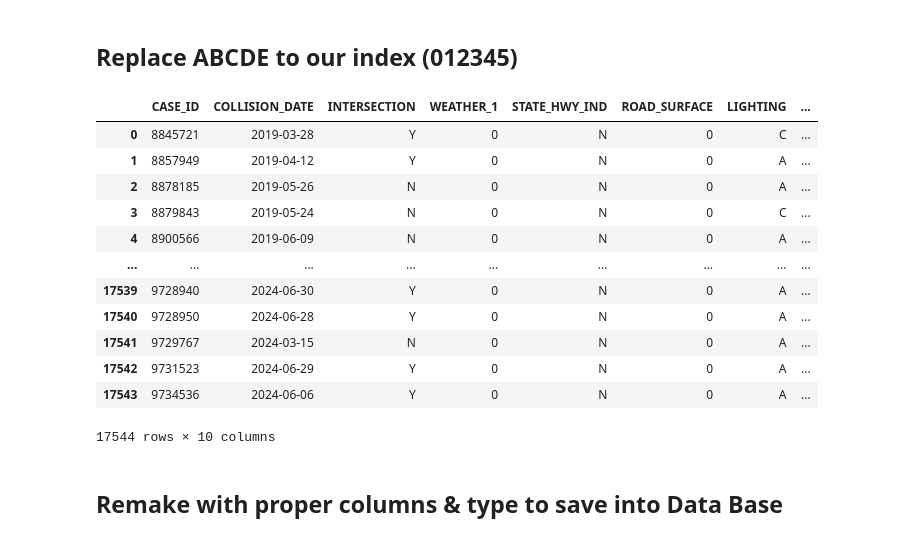
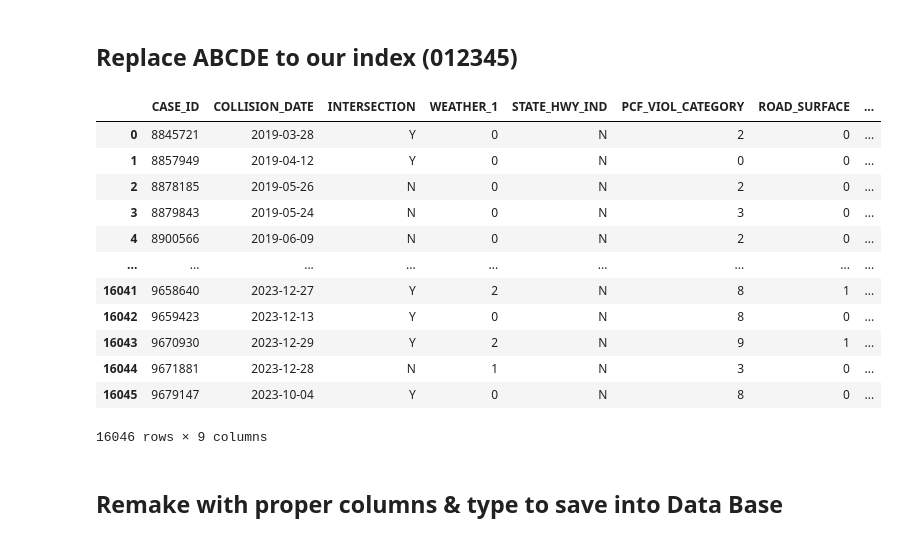
Before and after one commit to addinedu-ros-8th/eda-repo-2, a Jupyter notebook: PrebData/SF_Crashes.ipynb, the cells around one changed output. Cells and saved outputs as stored; diff of their text form; code cells hidden in the pictures.

```diff
--- a/PrebData/SF_Crashes.ipynb
+++ b/PrebData/SF_Crashes.ipynb
@@ -3,9 +3,8 @@ import pandas as pd
 # %% [markdown]
 ## Get the data (CSV) file
 # %%
-dataSF = pd.read_csv("/home/jane/dev_ws/EDA/src/testIpynb/Crashes.csv",
-                   usecols=["CASE_ID", "COLLISION_DATE", "COUNTY", "INTERSECTION", "WEATHER_1", "STATE_HWY_IND", "ROAD_SURFACE", "LIGHTING", "CONTROL_DEVICE",
-                            "ALCOHOL_INVOLVED"])
+dataSF = pd.read_csv("../data/CrahsesSF.csv",
+                   usecols=["CASE_ID", "COLLISION_DATE", "COUNTY", "INTERSECTION", "WEATHER_1", "STATE_HWY_IND", "ROAD_SURFACE", "CONTROL_DEVICE", "PCF_VIOL_CATEGORY"])
 
 dataSF
 # %% [output]
@@ -27,33 +26,62 @@ dataSF
 # %%
 dataSF["WEATHER_1"] = dataSF["WEATHER_1"].replace("A", 0)
 dataSF["WEATHER_1"] = dataSF["WEATHER_1"].replace("B", 1)
 dataSF["WEATHER_1"] = dataSF["WEATHER_1"].replace("C", 2)
 dataSF["WEATHER_1"] = dataSF["WEATHER_1"].replace("D", 3)
 dataSF["WEATHER_1"] = dataSF["WEATHER_1"].replace("E", 4)
 dataSF["WEATHER_1"] = dataSF["WEATHER_1"].replace("F", 4)
-
+dataSF["WEATHER_1"] = dataSF["WEATHER_1"].replace("-", 4)
+dataSF["WEATHER_1"] = dataSF["WEATHER_1"].replace("G", 4)
 
 dataSF["ROAD_SURFACE"] = dataSF["ROAD_SURFACE"].replace("A", 0)
 dataSF["ROAD_SURFACE"] = dataSF["ROAD_SURFACE"].replace("B", 1)
 dataSF["ROAD_SURFACE"] = dataSF["ROAD_SURFACE"].replace("C", 2)
 dataSF["ROAD_SURFACE"] = dataSF["ROAD_SURFACE"].replace("D", 3)
+dataSF["ROAD_SURFACE"] = dataSF["ROAD_SURFACE"].replace("-", 3)
+dataSF["ROAD_SURFACE"] = dataSF["ROAD_SURFACE"].replace("H", 3)
 
-dataSF["ALCOHOL_INVOLVED"] = dataSF["ALCOHOL_INVOLVED"].replace("Y", True)
+dataSF["PCF_VIOL_CATEGORY"] = dataSF["PCF_VIOL_CATEGORY"].replace("01", 6)
+dataSF["PCF_VIOL_CATEGORY"] = dataSF["PCF_VIOL_CATEGORY"].replace("02", 8)
+dataSF["PCF_VIOL_CATEGORY"] = dataSF["PCF_VIOL_CATEGORY"].replace("03", 2)
+dataSF["PCF_VIOL_CATEGORY"] = dataSF["PCF_VIOL_CATEGORY"].replace("04", 2)
+dataSF["PCF_VIOL_CATEGORY"] = dataSF["PCF_VIOL_CATEGORY"].replace("05", 0)
+dataSF["PCF_VIOL_CATEGORY"] = dataSF["PCF_VIOL_CATEGORY"].replace("06", 1)
+dataSF["PCF_VIOL_CATEGORY"] = dataSF["PCF_VIOL_CATEGORY"].replace("07", 1)
+dataSF["PCF_VIOL_CATEGORY"] = dataSF["PCF_VIOL_CATEGORY"].replace("08", 3)
+dataSF["PCF_VIOL_CATEGORY"] = dataSF["PCF_VIOL_CATEGORY"].replace("09", 8)
+dataSF["PCF_VIOL_CATEGORY"] = dataSF["PCF_VIOL_CATEGORY"].replace("10", 8)
+dataSF["PCF_VIOL_CATEGORY"] = dataSF["PCF_VIOL_CATEGORY"].replace("11", 8)
+dataSF["PCF_VIOL_CATEGORY"] = dataSF["PCF_VIOL_CATEGORY"].replace("12", 9)
+dataSF["PCF_VIOL_CATEGORY"] = dataSF["PCF_VIOL_CATEGORY"].replace("13", 5)
+dataSF["PCF_VIOL_CATEGORY"] = dataSF["PCF_VIOL_CATEGORY"].replace("14", 8)
+dataSF["PCF_VIOL_CATEGORY"] = dataSF["PCF_VIOL_CATEGORY"].replace("15", 8)
+dataSF["PCF_VIOL_CATEGORY"] = dataSF["PCF_VIOL_CATEGORY"].replace("16", 8)
+dataSF["PCF_VIOL_CATEGORY"] = dataSF["PCF_VIOL_CATEGORY"].replace("17", 8)
+dataSF["PCF_VIOL_CATEGORY"] = dataSF["PCF_VIOL_CATEGORY"].replace("18", 8)
+dataSF["PCF_VIOL_CATEGORY"] = dataSF["PCF_VIOL_CATEGORY"].replace("19", 8)
+dataSF["PCF_VIOL_CATEGORY"] = dataSF["PCF_VIOL_CATEGORY"].replace("20", 8)
+dataSF["PCF_VIOL_CATEGORY"] = dataSF["PCF_VIOL_CATEGORY"].replace("21", 8)
+dataSF["PCF_VIOL_CATEGORY"] = dataSF["PCF_VIOL_CATEGORY"].replace("22", 8)
+dataSF["PCF_VIOL_CATEGORY"] = dataSF["PCF_VIOL_CATEGORY"].replace("23", 8)
+dataSF["PCF_VIOL_CATEGORY"] = dataSF["PCF_VIOL_CATEGORY"].replace("24", 7)
+dataSF["PCF_VIOL_CATEGORY"] = dataSF["PCF_VIOL_CATEGORY"].replace("00", 8)
+dataSF["PCF_VIOL_CATEGORY"] = dataSF["PCF_VIOL_CATEGORY"].replace("- ", 8)
+
 dataSF
 # %% [output]
-|  | CASE_ID | COLLISION_DATE | INTERSECTION | WEATHER_1 | STATE_HWY_IND | ROAD_SURFACE | LIGHTING | ... |
-| 0 | 8845721 | 2019-03-28 | Y | 0 | N | 0 | C | ... |
-| 1 | 8857949 | 2019-04-12 | Y | 0 | N | 0 | A | ... |
-| 2 | 8878185 | 2019-05-26 | N | 0 | N | 0 | A | ... |
-| 3 | 8879843 | 2019-05-24 | N | 0 | N | 0 | C | ... |
-| 4 | 8900566 | 2019-06-09 | N | 0 | N | 0 | A | ... |
+|  | CASE_ID | COLLISION_DATE | INTERSECTION | WEATHER_1 | STATE_HWY_IND | PCF_VIOL_CATEGORY | ROAD_SURFACE | ... |
+| 0 | 8845721 | 2019-03-28 | Y | 0 | N | 2 | 0 | ... |
+| 1 | 8857949 | 2019-04-12 | Y | 0 | N | 0 | 0 | ... |
+| 2 | 8878185 | 2019-05-26 | N | 0 | N | 2 | 0 | ... |
+| 3 | 8879843 | 2019-05-24 | N | 0 | N | 3 | 0 | ... |
+| 4 | 8900566 | 2019-06-09 | N | 0 | N | 2 | 0 | ... |
 | ... | ... | ... | ... | ... | ... | ... | ... | ... |
-| 17539 | 9728940 | 2024-06-30 | Y | 0 | N | 0 | A | ... |
-| 17540 | 9728950 | 2024-06-28 | Y | 0 | N | 0 | A | ... |
-| 17541 | 9729767 | 2024-03-15 | N | 0 | N | 0 | A | ... |
-| 17542 | 9731523 | 2024-06-29 | Y | 0 | N | 0 | A | ... |
-| 17543 | 9734536 | 2024-06-06 | Y | 0 | N | 0 | A | ... |
+| 16041 | 9658640 | 2023-12-27 | Y | 2 | N | 8 | 1 | ... |
+| 16042 | 9659423 | 2023-12-13 | Y | 0 | N | 8 | 0 | ... |
+| 16043 | 9670930 | 2023-12-29 | Y | 2 | N | 9 | 1 | ... |
+| 16044 | 9671881 | 2023-12-28 | N | 1 | N | 3 | 0 | ... |
+| 16045 | 9679147 | 2023-10-04 | Y | 0 | N | 8 | 0 | ... |
-17544 rows × 10 columns
+16046 rows × 9 columns
 # %% [markdown]
 ## Remake with proper columns & type to save into Data Base
 # %%
```
Also changed, not shown: parts of 10 cells of this notebook.
